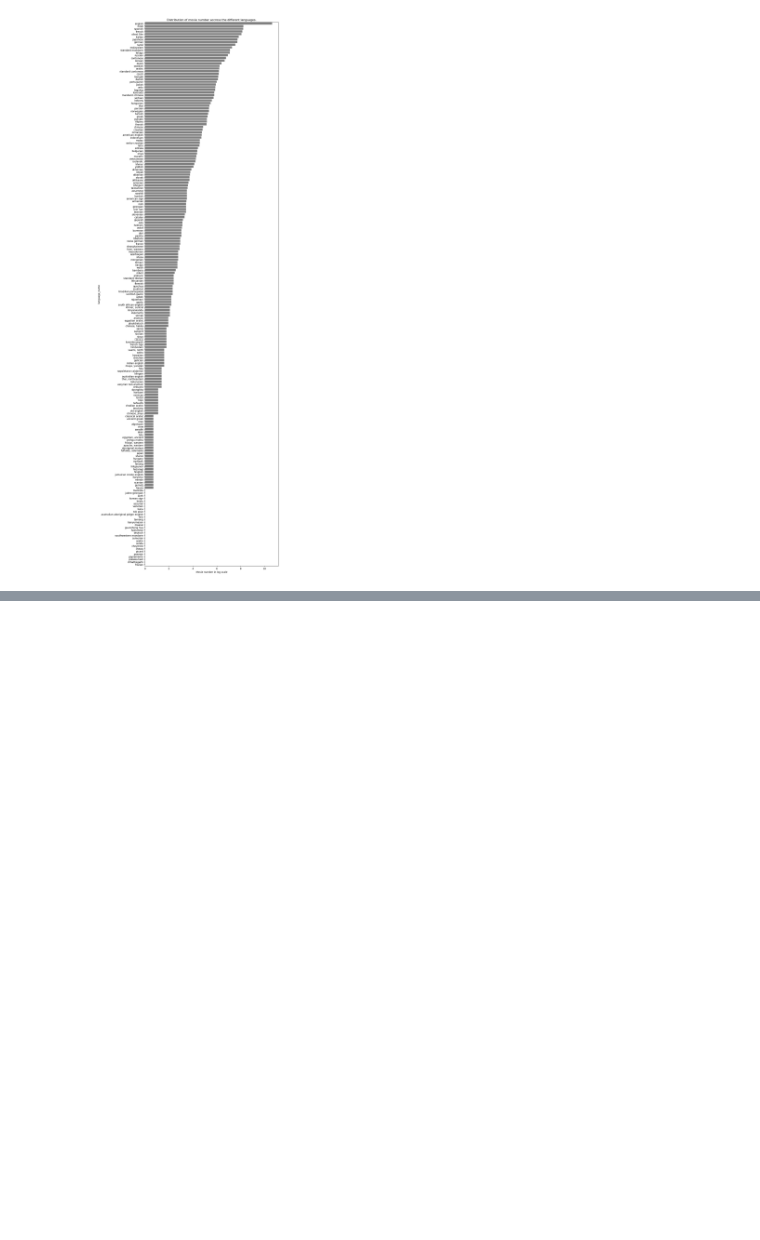
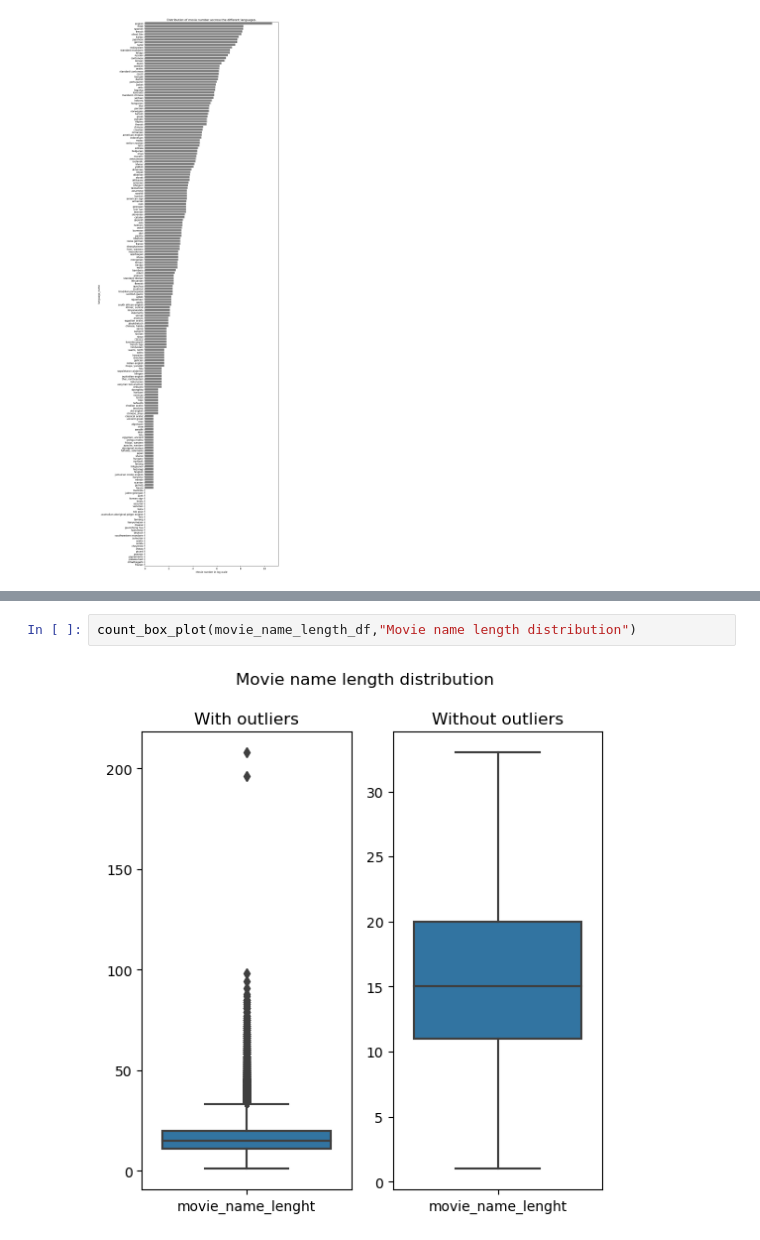
Before and after one commit to epfl-ada/ada-2022-project-zozoz, a Jupyter notebook: src/eda/data_inspection.ipynb, the cells around one changed output, grey strips where cells are left out. Cells and saved outputs as stored; diff of their text form; blank space fills up the shorter version.

```diff
--- a/src/eda/data_inspection.ipynb
+++ b/src/eda/data_inspection.ipynb
@@ -664,0 +684,4 @@ The 10 movies with the highest revenue are:
+# %%
+count_box_plot(movie_name_length_df,"Movie name length distribution")
+# %% [output]
+[figure, added]
```
Also changed, not shown: parts of 64 cells of this notebook.
